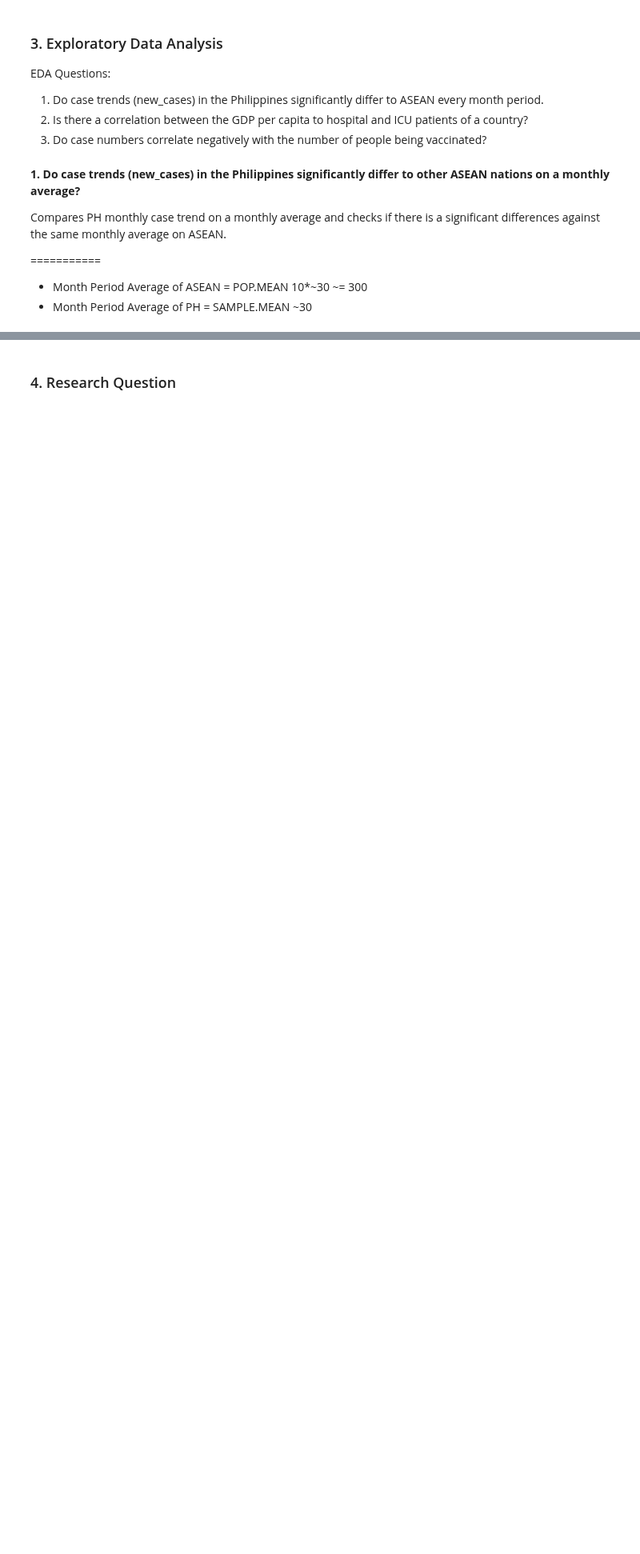
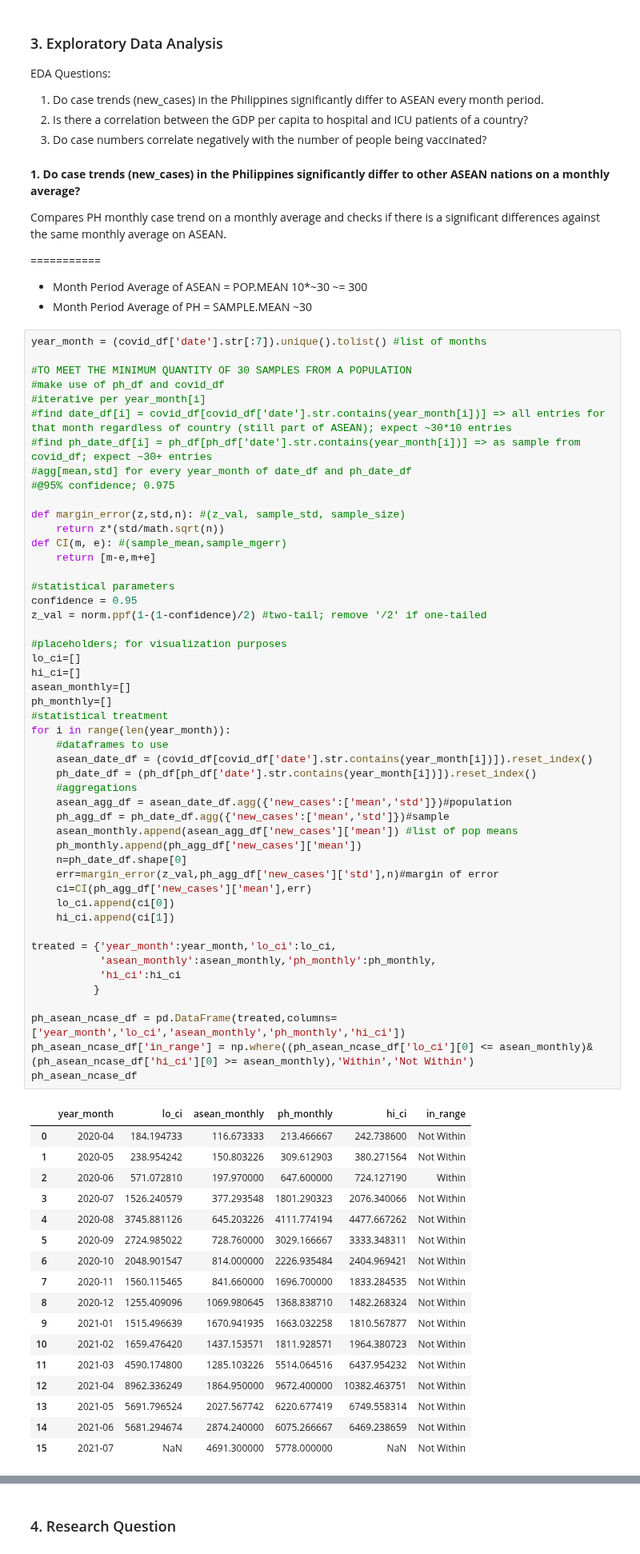
Before and after one commit to jm55/CSMODEL, a Jupyter notebook: COVID-19/COVID_Notebook.ipynb, the cells around one changed output, grey strips where cells are left out. Shown at 80% size. Saved outputs shown, nothing was run; the diff lists cells and outputs as text; blank space fills up the shorter version.

```diff
--- a/COVID-19/COVID_Notebook.ipynb
+++ b/COVID-19/COVID_Notebook.ipynb
@@ -307,3 +305,70 @@ Compares PH monthly case trend on a monthly average and checks if there is a sig
 ===========<br>
 - Month Period Average of ASEAN = POP.MEAN 10*~30 ~= 300
 - Month Period Average of PH = SAMPLE.MEAN ~30
+# %%
+year_month = (covid_df['date'].str[:7]).unique().tolist() #list of months
+
+#TO MEET THE MINIMUM QUANTITY OF 30 SAMPLES FROM A POPULATION
+#make use of ph_df and covid_df
+#iterative per year_month[i]
+#find date_df[i] = covid_df[covid_df['date'].str.contains(year_month[i])] => all entries for that month regardless of country (still part of ASEAN); expect ~30*10 entries
+#find ph_date_df[i] = ph_df[ph_df['date'].str.contains(year_month[i])] => as sample from covid_df; expect ~30+ entries
+#agg[mean,std] for every year_month of date_df and ph_date_df
+#@95% confidence; 0.975
+
+def margin_error(z,std,n): #(z_val, sample_std, sample_size)
+    return z*(std/math.sqrt(n))
+def CI(m, e): #(sample_mean,sample_mgerr)
+    return [m-e,m+e]
+
+#statistical parameters
+confidence = 0.95
+z_val = norm.ppf(1-(1-confidence)/2) #two-tail; remove '/2' if one-tailed
+
+#placeholders; for visualization purposes
+lo_ci=[]
+hi_ci=[]
+asean_monthly=[]
+ph_monthly=[]
+#statistical treatment
+for i in range(len(year_month)):
+    #dataframes to use
+    asean_date_df = (covid_df[covid_df['date'].str.contains(year_month[i])]).reset_index()
+    ph_date_df = (ph_df[ph_df['date'].str.contains(year_month[i])]).reset_index()
+    #aggregations
+    asean_agg_df = asean_date_df.agg({'new_cases':['mean','std']})#population
+    ph_agg_df = ph_date_df.agg({'new_cases':['mean','std']})#sample
+    asean_monthly.append(asean_agg_df['new_cases']['mean']) #list of pop means
+    ph_monthly.append(ph_agg_df['new_cases']['mean'])
+    n=ph_date_df.shape[0]
+    err=margin_error(z_val,ph_agg_df['new_cases']['std'],n)#margin of error
+    ci=CI(ph_agg_df['new_cases']['mean'],err)
+    lo_ci.append(ci[0])
+    hi_ci.append(ci[1])
+
+treated = {'year_month':year_month,'lo_ci':lo_ci,
+           'asean_monthly':asean_monthly,'ph_monthly':ph_monthly,
+           'hi_ci':hi_ci
+          }
+
+ph_asean_ncase_df = pd.DataFrame(treated,columns=['year_month','lo_ci','asean_monthly','ph_monthly','hi_ci'])
+ph_asean_ncase_df['in_range'] = np.where((ph_asean_ncase_df['lo_ci'][0] <= asean_monthly)&(ph_asean_ncase_df['hi_ci'][0] >= asean_monthly),'Within','Not Within')
+ph_asean_ncase_df
+# %% [output]
+|  | year_month | lo_ci | asean_monthly | ph_monthly | hi_ci | in_range |
+| 0 | 2020-04 | 184.194733 | 116.673333 | 213.466667 | 242.738600 | Not Within |
+| 1 | 2020-05 | 238.954242 | 150.803226 | 309.612903 | 380.271564 | Not Within |
+| 2 | 2020-06 | 571.072810 | 197.970000 | 647.600000 | 724.127190 | Within |
+| 3 | 2020-07 | 1526.240579 | 377.293548 | 1801.290323 | 2076.340066 | Not Within |
+| 4 | 2020-08 | 3745.881126 | 645.203226 | 4111.774194 | 4477.667262 | Not Within |
+| 5 | 2020-09 | 2724.985022 | 728.760000 | 3029.166667 | 3333.348311 | Not Within |
+| 6 | 2020-10 | 2048.901547 | 814.000000 | 2226.935484 | 2404.969421 | Not Within |
+| 7 | 2020-11 | 1560.115465 | 841.660000 | 1696.700000 | 1833.284535 | Not Within |
+| 8 | 2020-12 | 1255.409096 | 1069.980645 | 1368.838710 | 1482.268324 | Not Within |
+| 9 | 2021-01 | 1515.496639 | 1670.941935 | 1663.032258 | 1810.567877 | Not Within |
+| 10 | 2021-02 | 1659.476420 | 1437.153571 | 1811.928571 | 1964.380723 | Not Within |
+| 11 | 2021-03 | 4590.174800 | 1285.103226 | 5514.064516 | 6437.954232 | Not Within |
+| 12 | 2021-04 | 8962.336249 | 1864.950000 | 9672.400000 | 10382.463751 | Not Within |
+| 13 | 2021-05 | 5691.796524 | 2027.567742 | 6220.677419 | 6749.558314 | Not Within |
+| 14 | 2021-06 | 5681.294674 | 2874.240000 | 6075.266667 | 6469.238659 | Not Within |
+| 15 | 2021-07 | NaN | 4691.300000 | 5778.000000 | NaN | Not Within |
```
Also changed, not shown: parts of 9 cells of this notebook.
